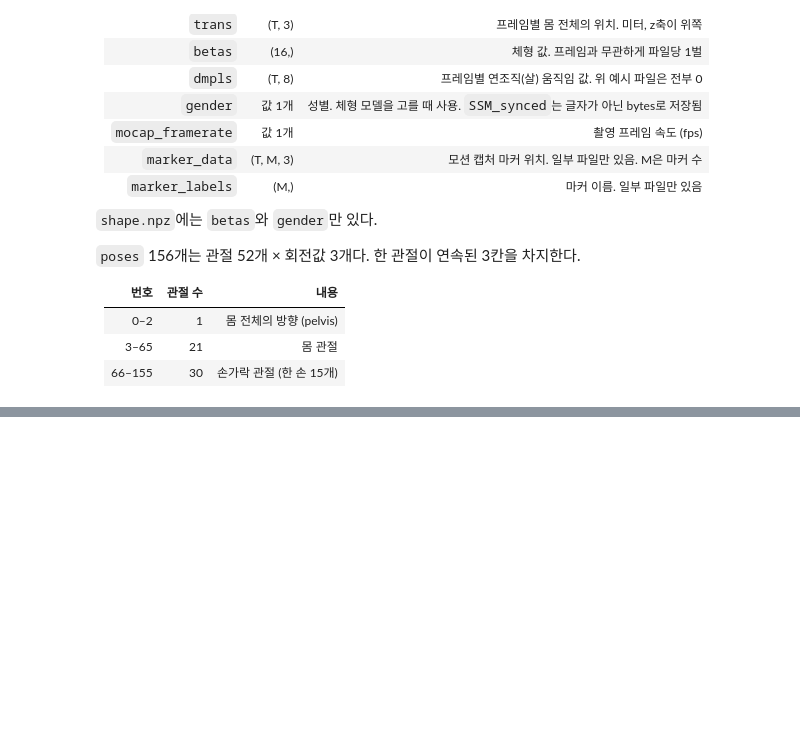
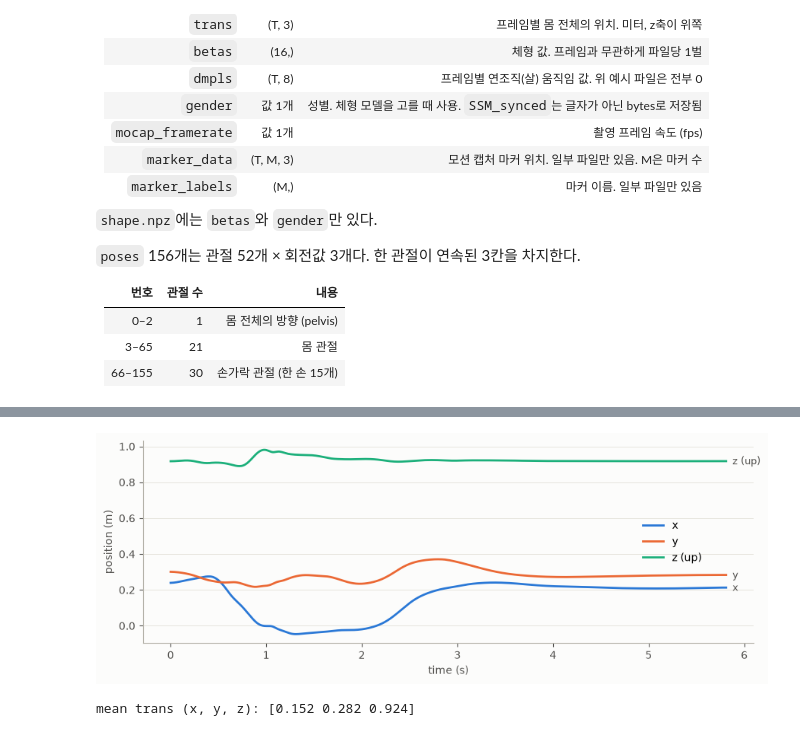
Before and after one commit to Jacod97/Motion-Data-Analysis, a Jupyter notebook: draft/amass_da.ipynb, the cells around one changed output, grey strips where cells are left out. Saved outputs shown, nothing was run; the diff lists cells and outputs as text; code cells hidden in the pictures; blank space fills up the shorter version.

```diff
--- a/draft/amass_da.ipynb
+++ b/draft/amass_da.ipynb
@@ -131,0 +226,28 @@ poses           (582, 156)  float64
+# %%
+# 축 이름과 색 짝 정하기
+axes_info = [('x', '#2a78d6'), ('y', '#eb6834'), ('z (up)', '#1baf7a')]
+
+# 그림 1개 만들기
+fig, ax = plt.subplots(figsize=(9, 3.4))
+# x, y, z를 하나씩 그리기
+for i, (name, color) in enumerate(axes_info):
+    # 시간에 따른 위치 그리기
+    ax.plot(seconds, amass['trans'][:, i], color=color, linewidth=2, label=name)
+    # 선 끝에 축 이름 적기
+    ax.annotate(name, (seconds[-1], amass['trans'][-1, i]), xytext=(6, -3), textcoords='offset points', color='#52514e', fontsize=9, annotation_clip=False)
+# 축 이름 적기
+ax.set_xlabel('time (s)')
+ax.set_ylabel('position (m)')
+# 가로 눈금선 넣기
+ax.grid(axis='y', color='#e6e4dd', linewidth=0.7)
+# 범례 넣기
+ax.legend(frameon=False, loc='center right', bbox_to_anchor=(0.93, 0.5))
+# 여백 맞추고 그림 출력
+fig.tight_layout()
+plt.show()
+
+# 축별 평균 출력
+print('mean trans (x, y, z):', amass['trans'].mean(axis=0).round(3))
+# %% [output]
+[figure, added]
+mean trans (x, y, z): [0.152 0.282 0.924]
```
Also changed, not shown: parts of 13 cells of this notebook, 3 other files.
